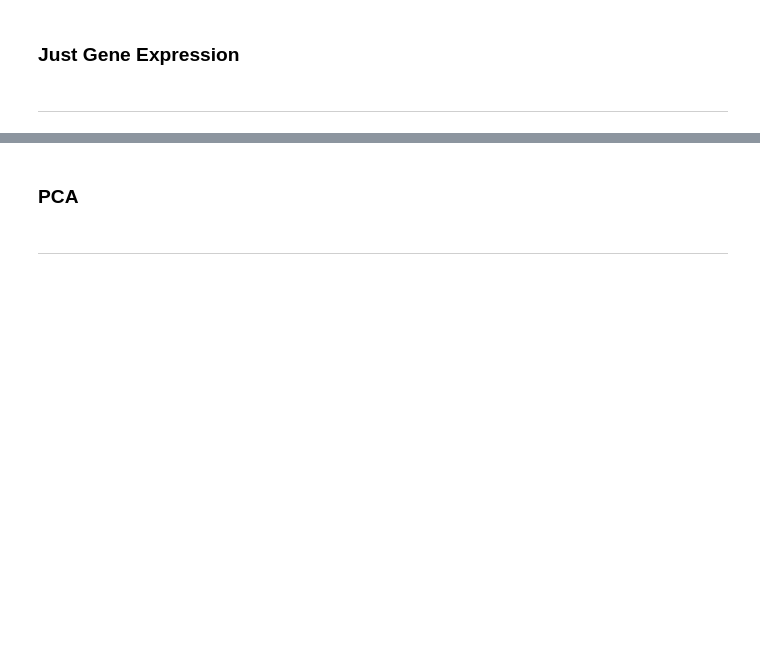
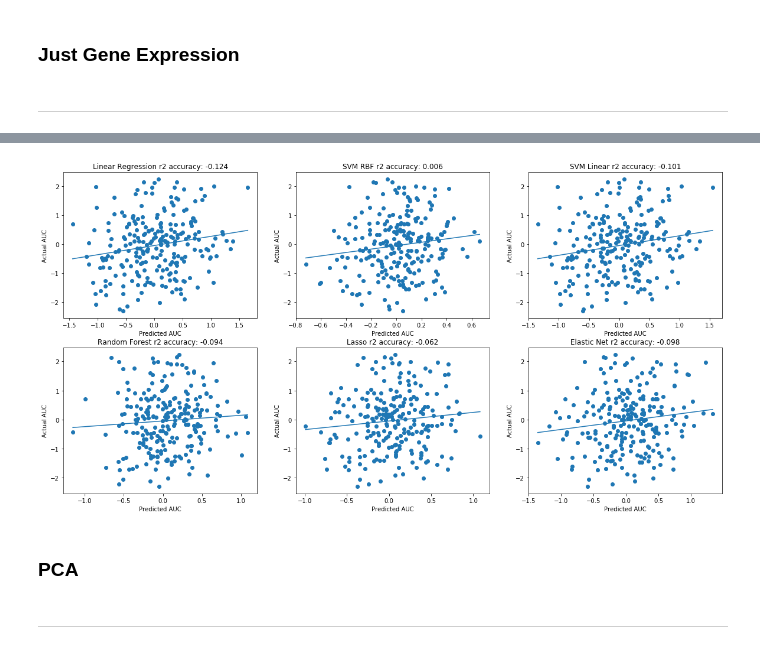
Before and after one commit to charlesriver/radiation, a Jupyter notebook: Gene Expression v01.ipynb, the cells around one changed output, grey strips where cells are left out. Cells and saved outputs as stored; diff of their text form; code cells hidden in the pictures; blank space fills up the shorter version.

```diff
--- a/Gene Expression v01.ipynb
+++ b/Gene Expression v01.ipynb
@@ -295,26 +306,28 @@ ax[1,2] = draw_plot (ax[1,2], y_pred_net, "Elastic Net", r2_net)
 # %%
 all_onehot_scaled = preprocessing.scale(all_binary)
 master_auc_scaled = preprocessing.scale(auc_lst)
 
 x_train, x_test, y_train, y_test = train_test_split(all_onehot_scaled, master_auc_scaled, test_size=0.5, random_state=42)
 y_test = y_test.flatten()
 y_train = y_train.flatten()
 
 # calculated r_2 values
-linreg_y_pred, r2_linreg = test_model (linreg)
-svr_rbf_y_pred, r2_svr_rbf = test_model (svr_rbf)
-svr_lin_y_pred, r2_svr_lin = test_model (svr_lin)
-rf_y_pred, r2_rf = test_model (rf)
-y_pred_lasso, r2_lasso = test_model (lasso)
-y_pred_net, r2_net = test_model (net)
+linreg_y_pred_gene_binary, r2_linreg_gene_binary = test_model (linreg)
+svr_rbf_y_pred_gene_binary, r2_svr_rbf_gene_binary = test_model (svr_rbf)
+svr_lin_y_pred_gene_binary, r2_svr_lin_gene_binary = test_model (svr_lin)
+rf_y_pred_gene_binary, r2_rf_gene_binary = test_model (rf)
+y_pred_lasso_gene_binary, r2_lasso_gene_binary = test_model (lasso)
+y_pred_net_gene_binary, r2_net_gene_binary = test_model (net)
 
 fig_all, ax = plt.subplots(2, 3, figsize=(20, 10))
-ax[0,0] = draw_plot (ax[0,0], linreg_y_pred, "Linear Regression", r2_linreg)
-ax[0,1] = draw_plot (ax[0,1], svr_rbf_y_pred, "SVM RBF", r2_svr_rbf)
-ax[0,2] = draw_plot (ax[0,2], svr_lin_y_pred, "SVM Linear", r2_svr_lin)
-ax[1,0] = draw_plot (ax[1,0], rf_y_pred, "Random Forest", r2_rf)
-ax[1,1] = draw_plot (ax[1,1], y_pred_lasso, "Lasso", r2_lasso)
-ax[1,2] = draw_plot (ax[1,2], y_pred_net, "Elastic Net", r2_net)
+ax[0,0] = draw_plot (ax[0,0], linreg_y_pred_gene_binary, "Linear Regression", r2_linreg_gene_binary)
+ax[0,1] = draw_plot (ax[0,1], svr_rbf_y_pred_gene_binary, "SVM RBF", r2_svr_rbf_gene_binary)
+ax[0,2] = draw_plot (ax[0,2], svr_lin_y_pred_gene_binary, "SVM Linear", r2_svr_lin_gene_binary)
+ax[1,0] = draw_plot (ax[1,0], rf_y_pred_gene_binary, "Random Forest", r2_rf_gene_binary)
+ax[1,1] = draw_plot (ax[1,1], y_pred_lasso_gene_binary, "Lasso", r2_lasso_gene_binary)
+ax[1,2] = draw_plot (ax[1,2], y_pred_net_gene_binary, "Elastic Net", r2_net_gene_binary)
+# %% [output]
+[figure, added]
 # %% [markdown]
 ### PCA
 # %% [markdown]
```
Also changed, not shown: parts of 17 cells of this notebook.
